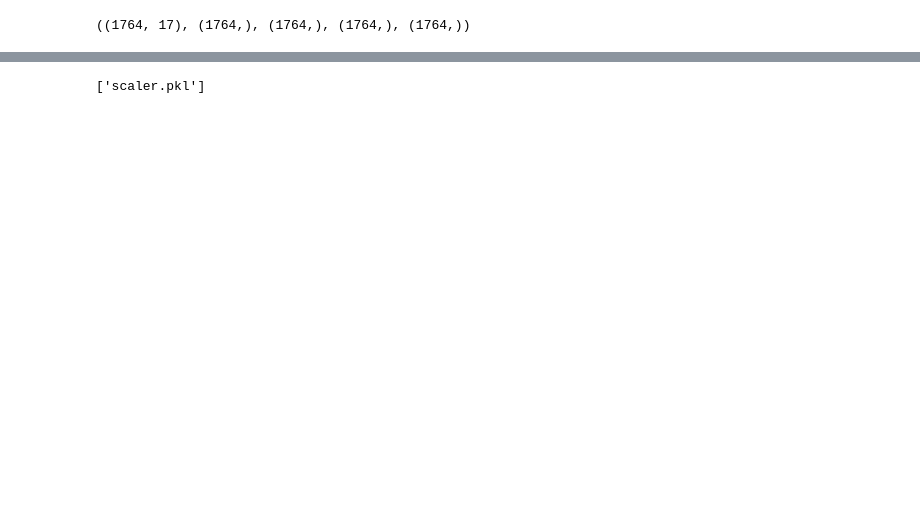
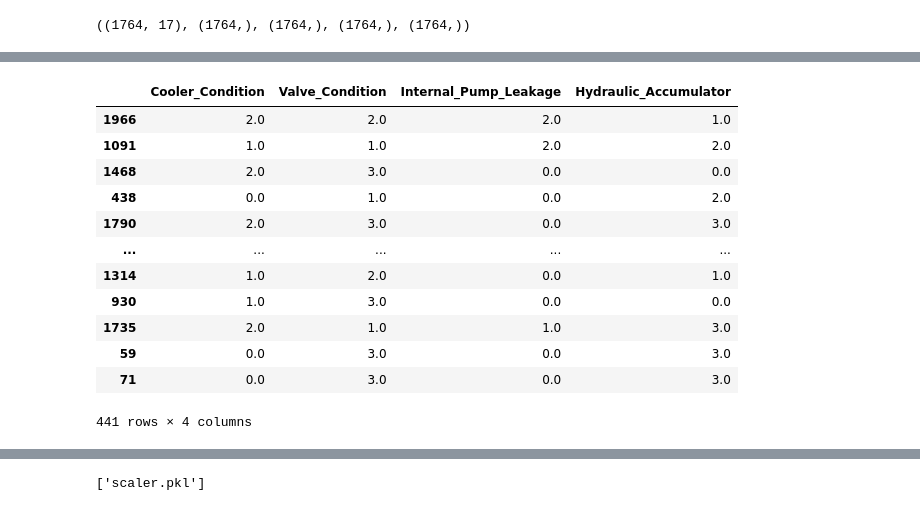
Before and after one commit to rishi-pardeshii/condition-monitoring-of-hydraulic-system, a Jupyter notebook: main.ipynb, the cells around one changed output, grey strips where cells are left out. Drawn from its saved outputs; the diff is of its cells as text; code cells hidden in the pictures; blank space fills up the shorter version.

```diff
--- a/main.ipynb
+++ b/main.ipynb
@@ -494,0 +219,2 @@ y_acc = df2['Hydraulic_Accumulator']
+# %%
+df.drop('Stable_Flag', axis=1, inplace=True)
@@ -494,0 +238,6 @@ y_acc = df2['Hydraulic_Accumulator']
+# %%
+scaler = StandardScaler()
+df_columns = df.columns
+df_columns = df_columns.drop(['Cooler_Condition', 'Internal_Pump_Leakage', 'Valve_Condition', 'Hydraulic_Accumulator'])
+df[df_columns] = scaler.fit_transform(df[df_columns])
+df.head()
@@ -494,0 +259,4 @@ y_acc = df2['Hydraulic_Accumulator']
+# %%
+encoder = OrdinalEncoder()
+df[['Cooler_Condition', 'Valve_Condition', 'Internal_Pump_Leakage', "Hydraulic_Accumulator"]] = encoder.fit_transform(df[['Cooler_Condition', 'Valve_Condition', 'Internal_Pump_Leakage', "Hydraulic_Accumulator"]])
+df.head()
@@ -494,0 +305,12 @@ y_acc = df2['Hydraulic_Accumulator']
+# %%
+X = df.drop([
+    'Cooler_Condition',
+    'Valve_Condition',
+    'Internal_Pump_Leakage',
+    'Hydraulic_Accumulator'
+], axis=1)
+
+y_cooler = df['Cooler_Condition']
+y_valve = df['Valve_Condition']
+y_pump = df['Internal_Pump_Leakage']
+y_acc = df['Hydraulic_Accumulator']
@@ -655,0 +437,17 @@ y_test.iloc[data:data+1]
+# %%
+y_test = pd.concat([y_cooler_test, y_valve_test,y_pump_test,y_acc_test], axis=1)
+y_test
+# %% [output]
+|  | Cooler_Condition | Valve_Condition | Internal_Pump_Leakage | Hydraulic_Accumulator |
+| 1966 | 2.0 | 2.0 | 2.0 | 1.0 |
+| 1091 | 1.0 | 1.0 | 2.0 | 2.0 |
+| 1468 | 2.0 | 3.0 | 0.0 | 0.0 |
+| 438 | 0.0 | 1.0 | 0.0 | 2.0 |
+| 1790 | 2.0 | 3.0 | 0.0 | 3.0 |
+| ... | ... | ... | ... | ... |
+| 1314 | 1.0 | 2.0 | 0.0 | 1.0 |
+| 930 | 1.0 | 3.0 | 0.0 | 0.0 |
+| 1735 | 2.0 | 1.0 | 1.0 | 3.0 |
+| 59 | 0.0 | 3.0 | 0.0 | 3.0 |
+| 71 | 0.0 | 3.0 | 0.0 | 3.0 |
+441 rows × 4 columns
```
Also changed, not shown: parts of 72 cells of this notebook, 3 other files.
